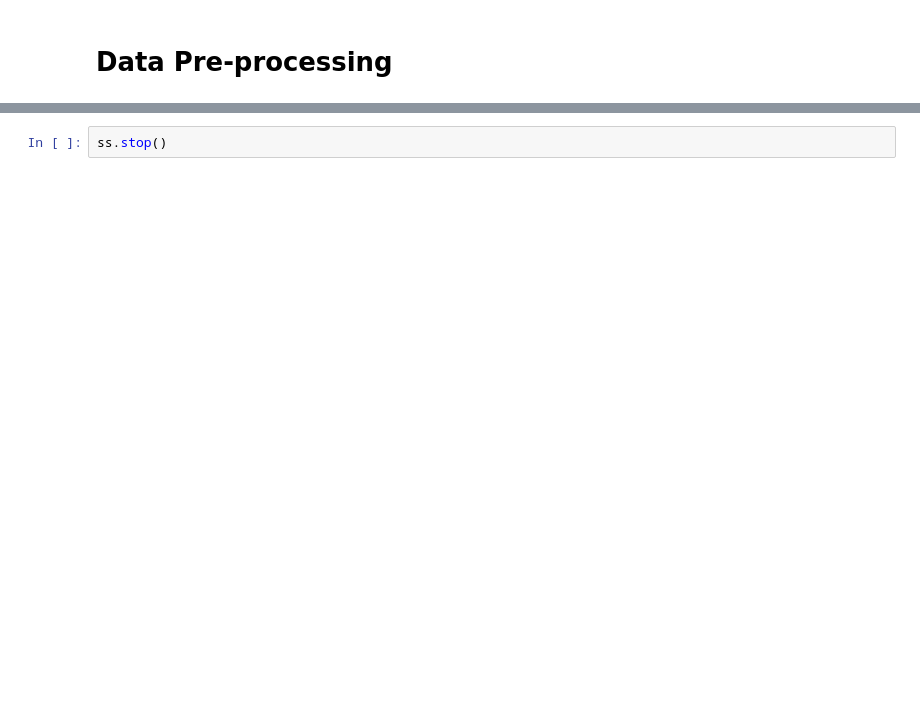
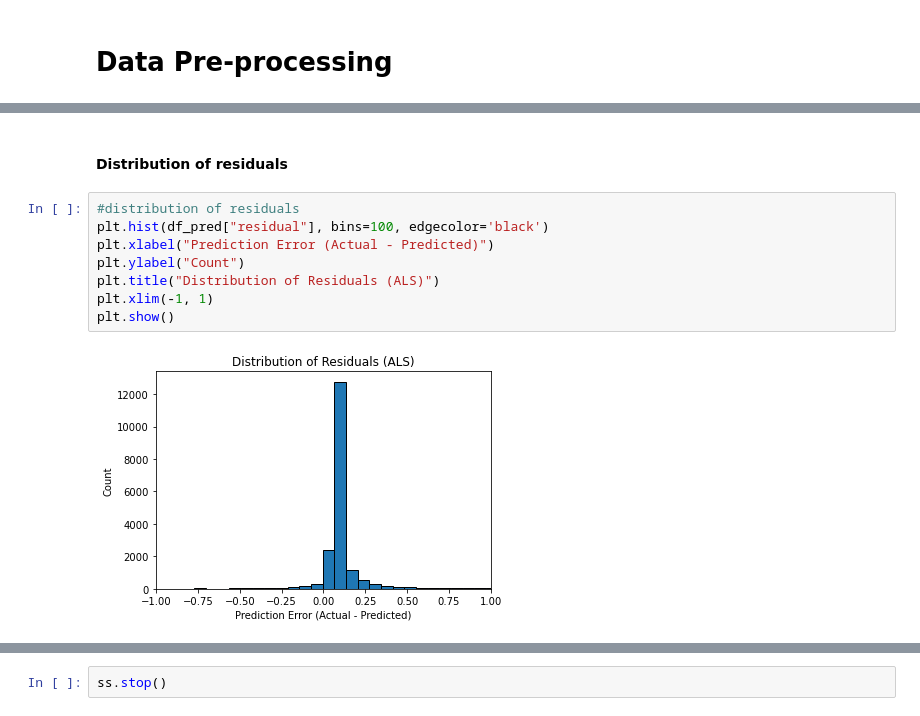
Before and after one commit to apmartindata/infs3208-project-amazon-reviews-search, a Jupyter notebook: INFS3208_Project.ipynb, the cells around one changed output, grey strips where cells are left out. Saved outputs shown, nothing was run; the diff lists cells and outputs as text; blank space fills up the shorter version.

```diff
--- a/INFS3208_Project.ipynb
+++ b/INFS3208_Project.ipynb
@@ -379,0 +459,12 @@ plt.show()
+# %% [markdown]
+#### Distribution of residuals
+# %%
+#distribution of residuals
+plt.hist(df_pred["residual"], bins=100, edgecolor='black')
+plt.xlabel("Prediction Error (Actual - Predicted)")
+plt.ylabel("Count")
+plt.title("Distribution of Residuals (ALS)")
+plt.xlim(-1, 1)
+plt.show()
+# %% [output]
+[figure, added]
```
Also changed, not shown: parts of 98 cells of this notebook.
